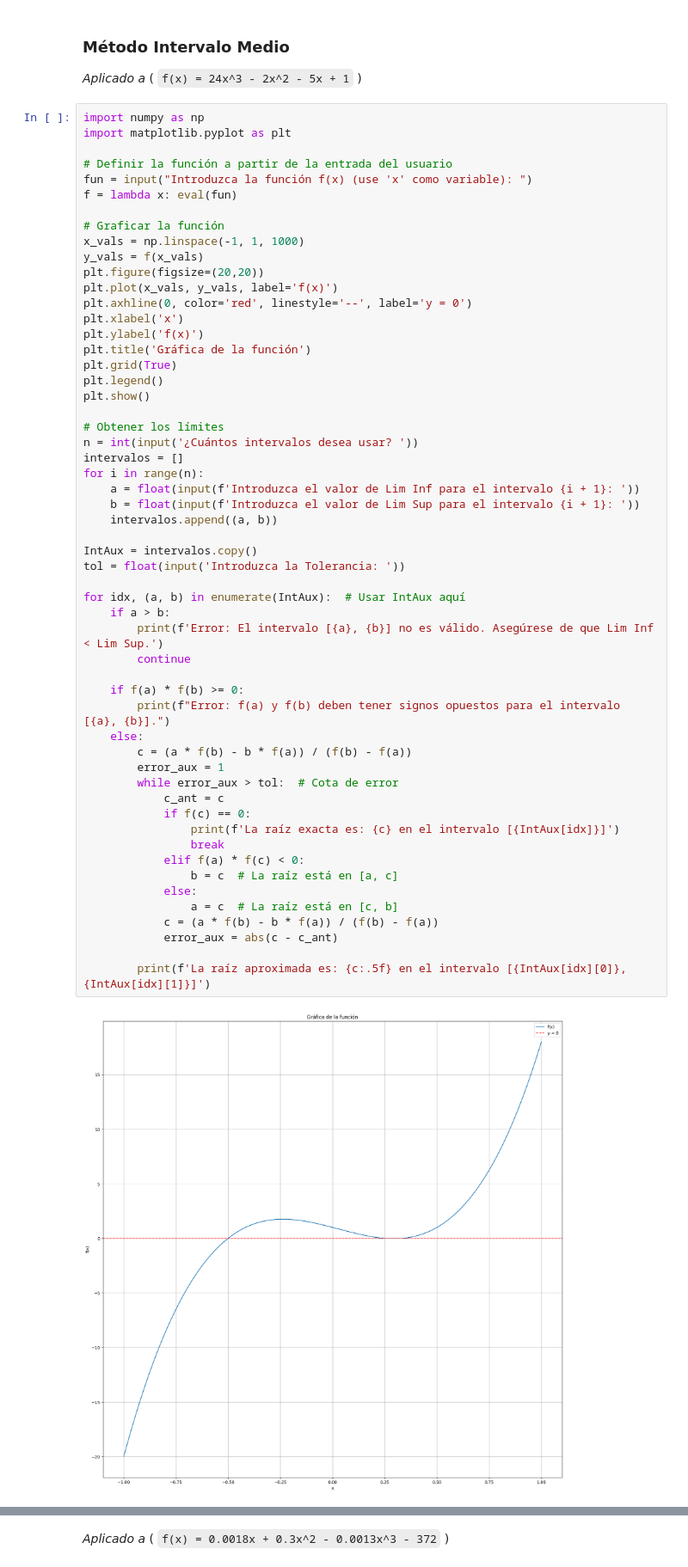
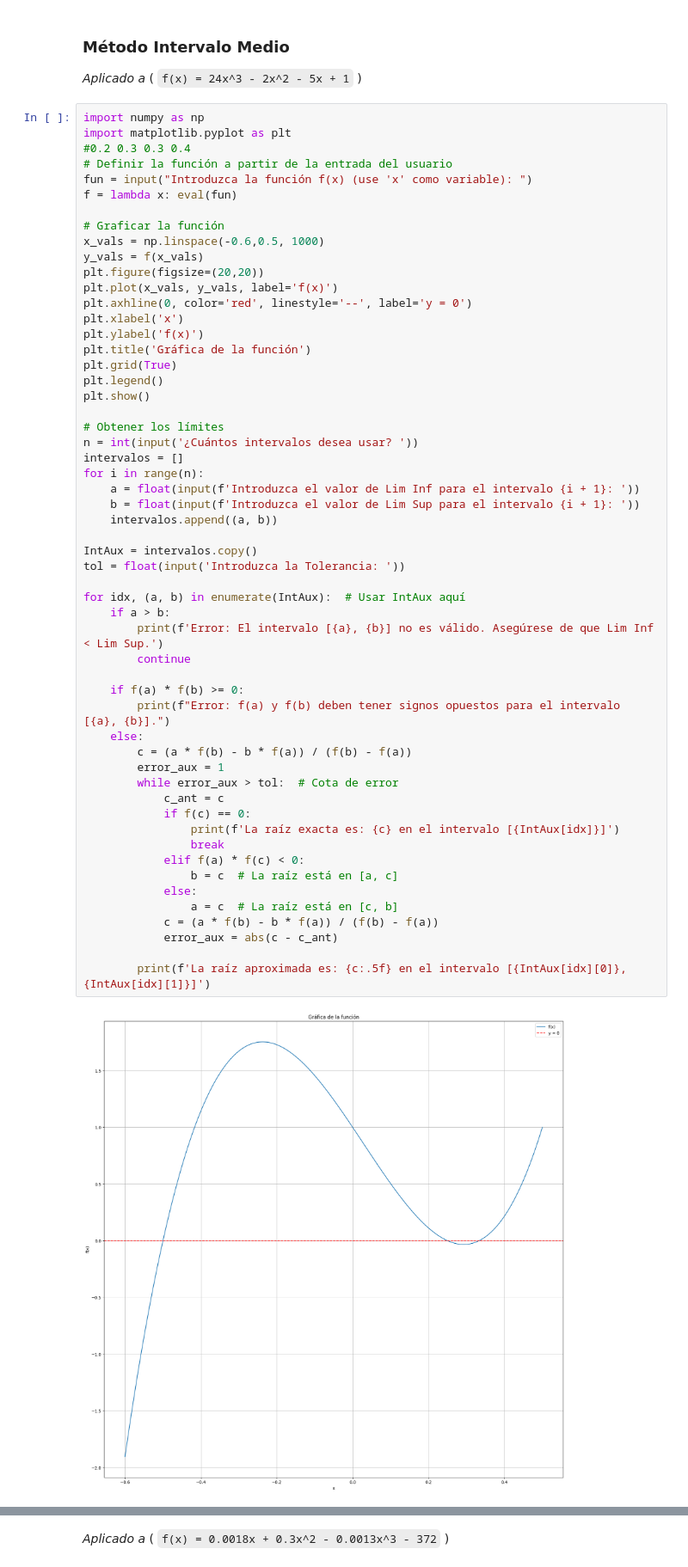
Before and after one commit to kapicida/MENU24, a Jupyter notebook: TP3/TP3_Raices.ipynb, the cells around one changed output, grey strips where cells are left out. Shown at 86% size. Drawn from its saved outputs; the diff is of its cells as text.

```diff
--- a/TP3/TP3_Raices.ipynb
+++ b/TP3/TP3_Raices.ipynb
@@ -58,13 +58,13 @@ f2(0) = 2
 # %%
 import numpy as np
 import matplotlib.pyplot as plt
-
+#0.2 0.3 0.3 0.4
 # Definir la función a partir de la entrada del usuario
 fun = input("Introduzca la función f(x) (use 'x' como variable): ")
 f = lambda x: eval(fun)
 
 # Graficar la función
-x_vals = np.linspace(-1, 1, 1000)
+x_vals = np.linspace(-0.6,0.5, 1000)
 y_vals = f(x_vals)
 plt.figure(figsize=(20,20))
 plt.plot(x_vals, y_vals, label='f(x)')
@@ -84,31 +84,31 @@ for i in range(n):
     b = float(input(f'Introduzca el valor de Lim Sup para el intervalo {i + 1}: '))
     intervalos.append((a, b))
 
 IntAux = intervalos.copy()
 tol = float(input('Introduzca la Tolerancia: '))
 
 for idx, (a, b) in enumerate(IntAux):  # Usar IntAux aquí
     if a > b:
         print(f'Error: El intervalo [{a}, {b}] no es válido. Asegúrese de que Lim Inf < Lim Sup.')
         continue
 
     if f(a) * f(b) >= 0:
         print(f"Error: f(a) y f(b) deben tener signos opuestos para el intervalo [{a}, {b}].")
     else:
         c = (a * f(b) - b * f(a)) / (f(b) - f(a))
         error_aux = 1
         while error_aux > tol:  # Cota de error
             c_ant = c
             if f(c) == 0:
                 print(f'La raíz exacta es: {c} en el intervalo [{IntAux[idx]}]')
                 break
             elif f(a) * f(c) < 0:
                 b = c  # La raíz está en [a, c]
             else:
                 a = c  # La raíz está en [c, b]
             c = (a * f(b) - b * f(a)) / (f(b) - f(a))
             error_aux = abs(c - c_ant)
 
         print(f'La raíz aproximada es: {c:.5f} en el intervalo [{IntAux[idx][0]}, {IntAux[idx][1]}]')
 # %% [output]
-[figure, old version]
+[figure, new version]
```
Also changed, not shown: parts of 1 cell of this notebook.
